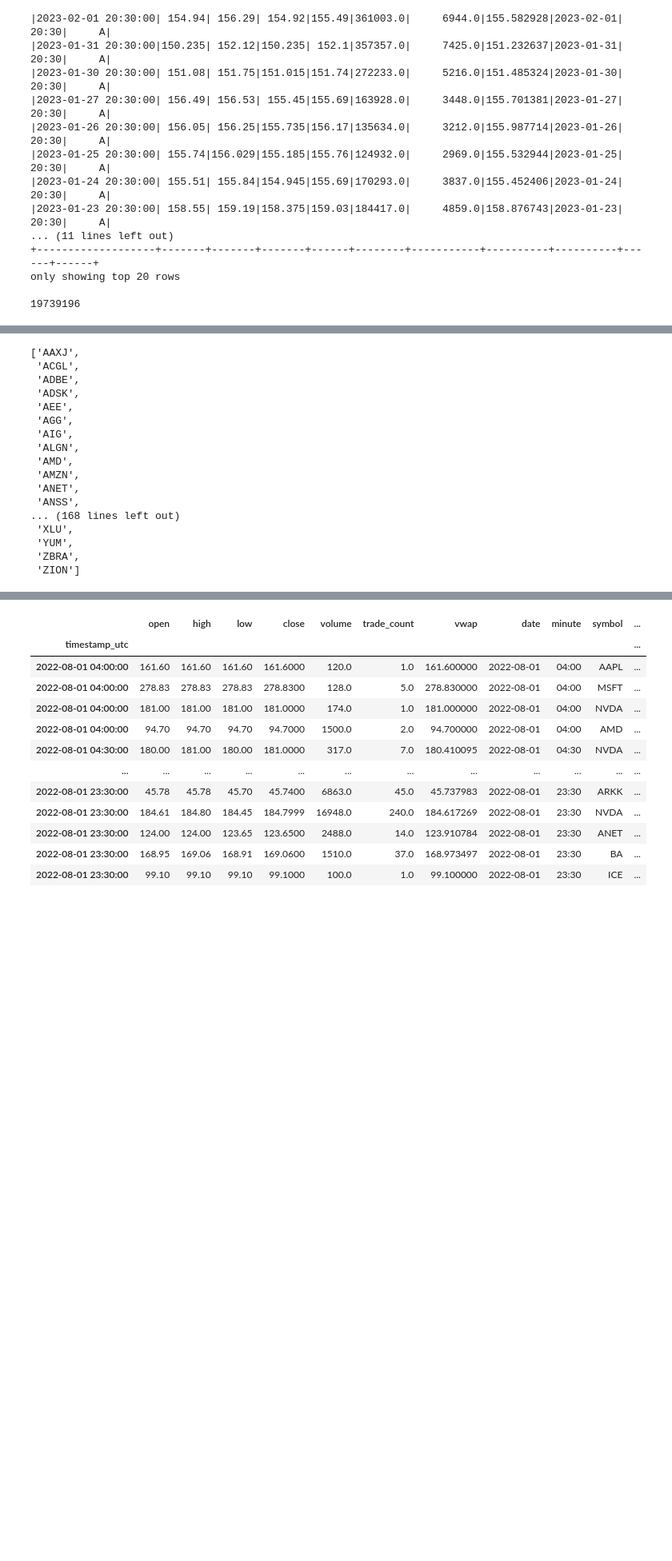
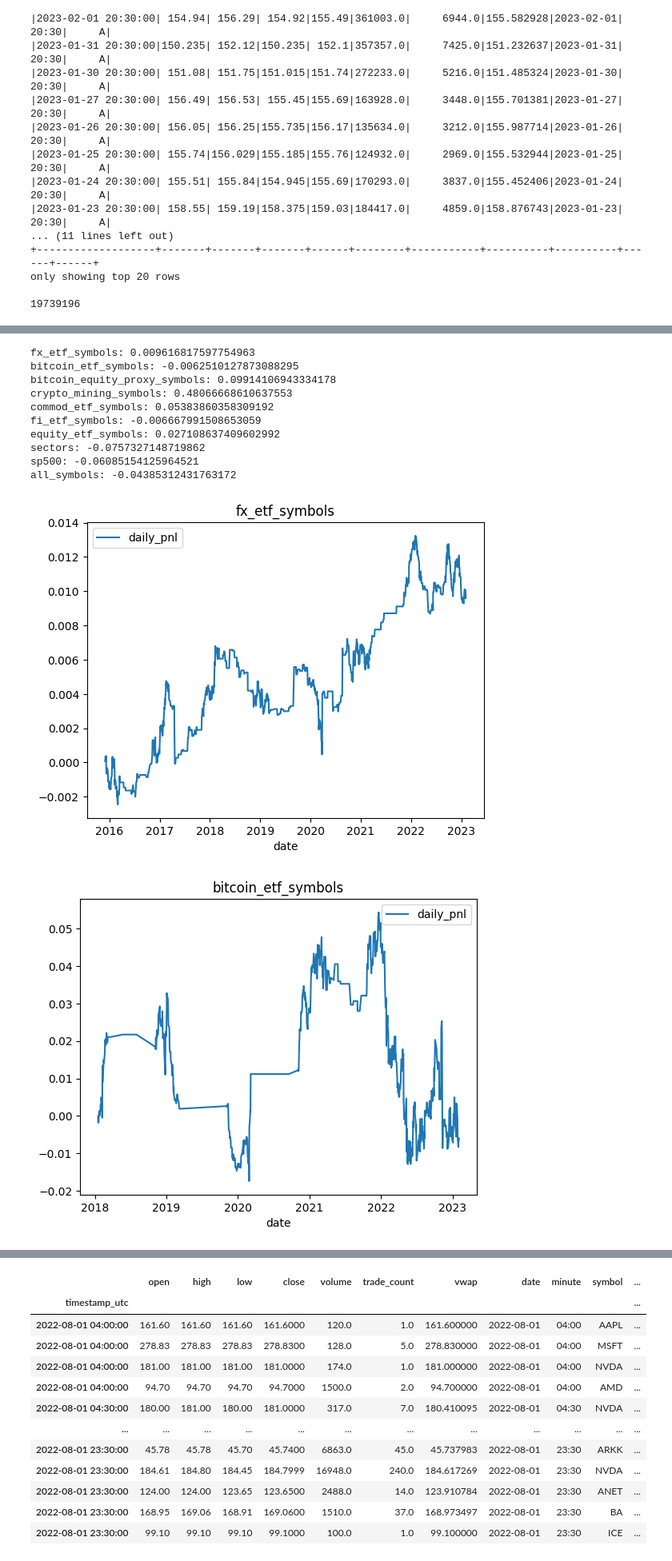
Before and after one commit to aws-samples/quant-research, a Jupyter notebook: src/notebooks/quant_research_examples/intraday_momentum.ipynb, the cells around one changed output, grey strips where cells are left out. Shown at 80% size. Cells and saved outputs as stored; diff of their text form; code cells hidden in the pictures; blank space fills up the shorter version.

```diff
--- a/src/notebooks/quant_research_examples/intraday_momentum.ipynb
+++ b/src/notebooks/quant_research_examples/intraday_momentum.ipynb
@@ -706,20 +783,0 @@ perf_stats_pd.query(f'annual_return_strat>=0')[['symbol','annual_return_strat']]
-# %%
-list(symbol_set)
-# %% [output]
-['AAXJ',
- 'ACGL',
- 'ADBE',
- 'ADSK',
- 'AEE',
- 'AGG',
- 'AIG',
- 'ALGN',
- 'AMD',
- 'AMZN',
- 'ANET',
- 'ANSS',
-... (168 lines left out)
- 'XLU',
- 'YUM',
- 'ZBRA',
- 'ZION']
@@ -732,0 +784,22 @@ res_stats=first_last_df.where(py_f.col(f"symbol").isin(symbol_set)).groupBy('dat
+# %%
+themes=[i for i in vars(mdg) if ('_symbols' in i and '_df' not in i) or ('sectors' in i) or ('sp500' in i)]
+pandas_res_dict={}
+for one_theme in themes:
+    one_theme_df = first_last_df.where(py_f.col("symbol").isin(getattr(mdg,one_theme)))
+    one_theme_pd = (one_theme_df.groupBy('date').agg(py_f.mean(py_f.col('pnl_last')).alias('daily_pnl'))).toPandas()
+    print(f"{one_theme}: {one_theme_pd['daily_pnl'].sum()}")
+    pandas_res_dict[one_theme]=one_theme_pd
+    one_theme_pd.set_index('date').sort_index().cumsum().plot(title=f'{one_theme}')
+# %% [output]
+fx_etf_symbols: 0.009616817597754963
+bitcoin_etf_symbols: -0.0062510127873088295
+bitcoin_equity_proxy_symbols: 0.09914106943334178
+crypto_mining_symbols: 0.48066668610637553
+commod_etf_symbols: 0.05383860358309192
+fi_etf_symbols: -0.006667991508653059
+equity_etf_symbols: 0.027108637409602992
+sectors: -0.0757327148719862
+sp500: -0.06085154125964521
+all_symbols: -0.04385312431763172
+[figure, added]
+[figure, added]
```
Also changed, not shown: parts of 20 cells of this notebook.
